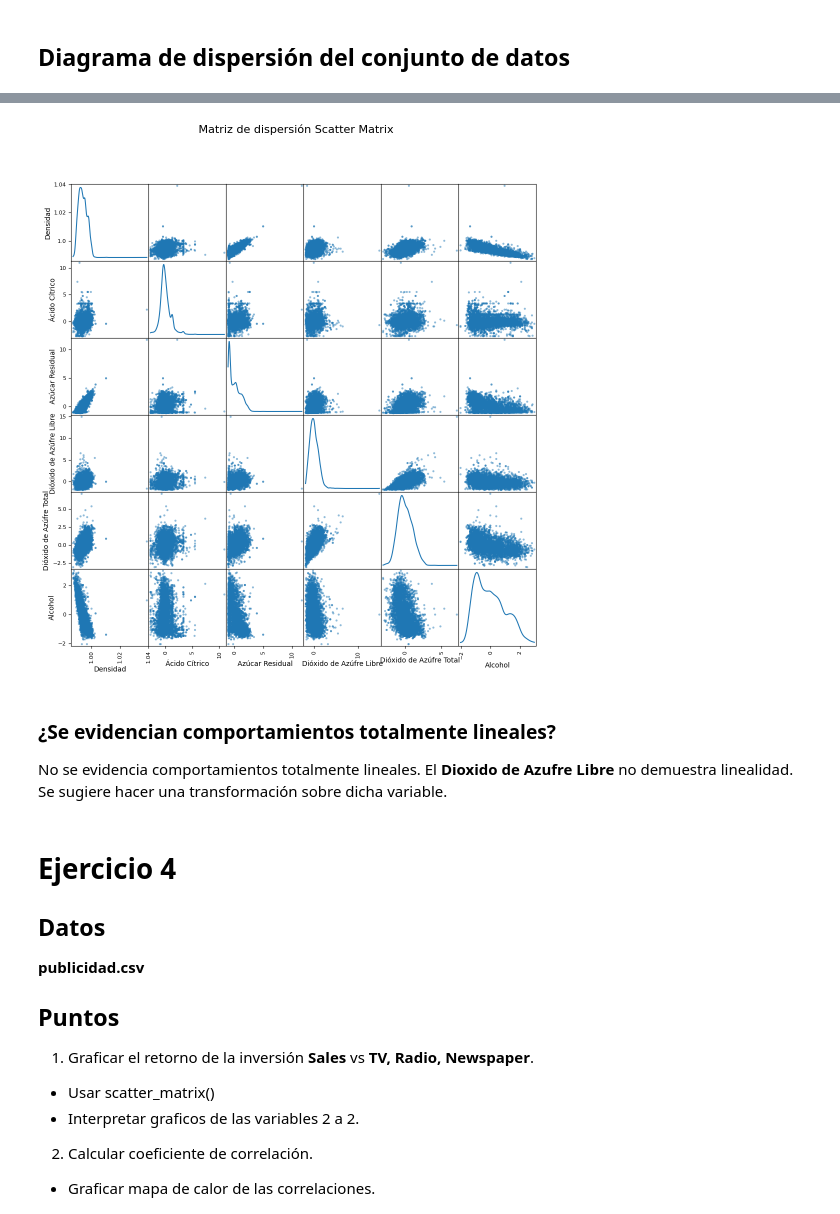
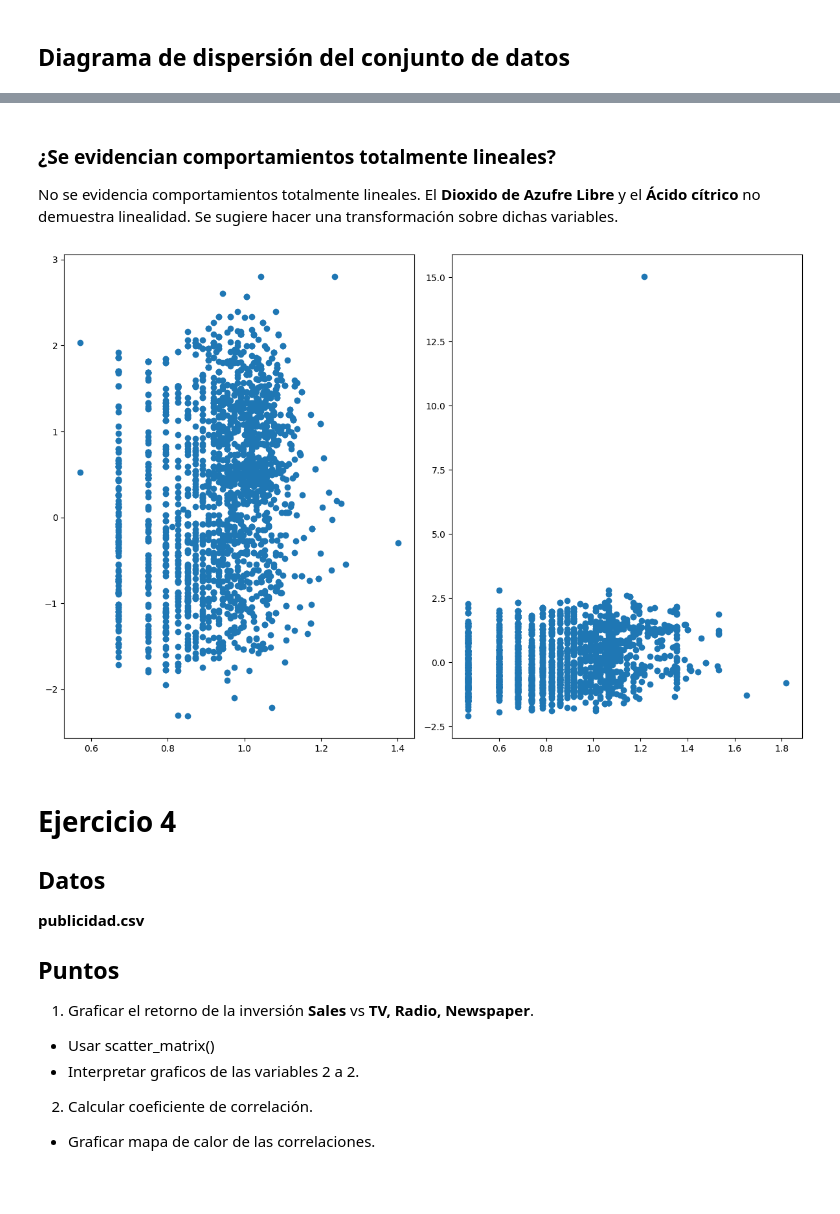
Before and after one commit to cam2149/MachinelearningI, a Jupyter notebook: Examen1_Ejercicio3.ipynb, the cells around one changed output, grey strips where cells are left out. Saved outputs shown, nothing was run; the diff lists cells and outputs as text; code cells hidden in the pictures; blank space fills up the shorter version.

```diff
--- a/Examen1_Ejercicio3.ipynb
+++ b/Examen1_Ejercicio3.ipynb
@@ -631,13 +837,20 @@ for column in df_wine.columns:
-# %%
-scatter_matrix(df_wine, figsize=(12, 12), diagonal= 'kde')
-plt.suptitle('Matriz de dispersión Scatter Matrix', fontsize=16)
-plt.show()
-# %% [output]
-[figure, removed]
 # %% [markdown]
 ### ¿Se evidencian comportamientos totalmente lineales?
 
-No se evidencia comportamientos totalmente lineales. El **Dioxido de Azufre Libre** no demuestra linealidad. Se sugiere hacer una transformación sobre dicha variable.
+No se evidencia comportamientos totalmente lineales. El **Dioxido de Azufre Libre** y el **Ácido cítrico** no demuestra linealidad. Se sugiere hacer una transformación sobre dichas variables.
+# %%
+df_wine_scaled_transformed = df_wine_scaled.copy()
+df_wine_scaled_transformed['Dióxido de Azúfre Libre'] =  (df_wine_scaled_transformed['Dióxido de Azúfre Libre']) ** (1/8)
+df_wine_scaled_transformed['Ácido Cítrico'] =  (df_wine_scaled_transformed['Ácido Cítrico'])**(1/4)
+# %%
+fig, ax = plt.subplots(nrows=1, ncols=2, figsize=(12, 8))
+
+ax[0].scatter(df_wine_scaled_transformed['Dióxido de Azúfre Libre'], df_wine_scaled_transformed['Densidad'])
+ax[1].scatter(df_wine_scaled_transformed['Ácido Cítrico'], df_wine_scaled_transformed['Densidad'])
+plt.tight_layout()
+plt.show()
+# %% [output]
+[figure, added]
 # %% [markdown]
 # Ejercicio 4
 
```
Also changed, not shown: parts of 48 cells of this notebook.
